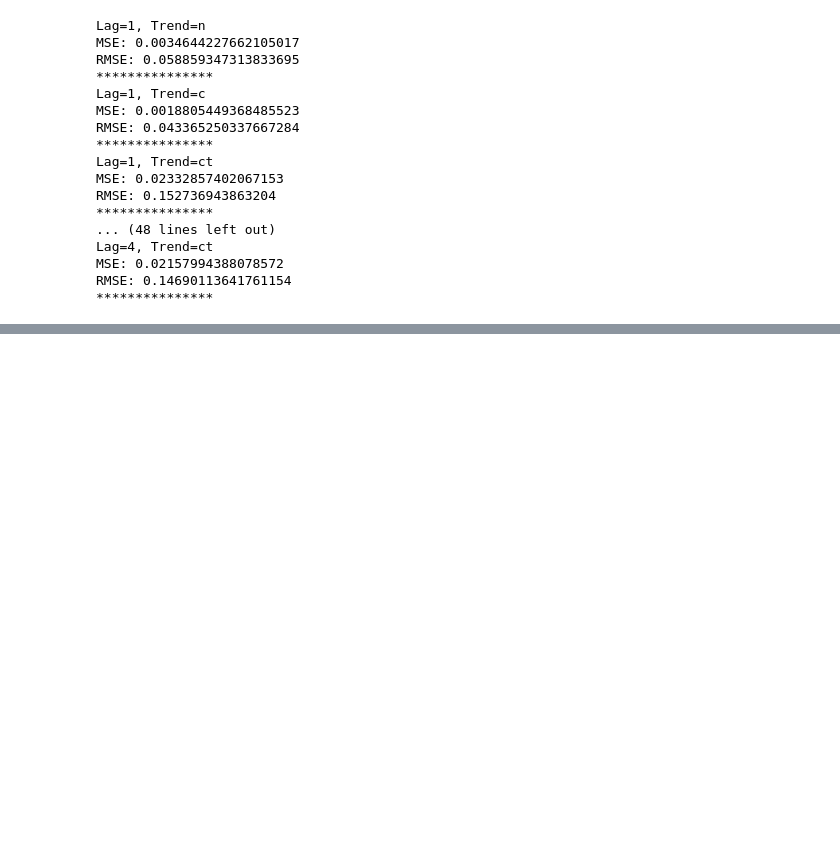
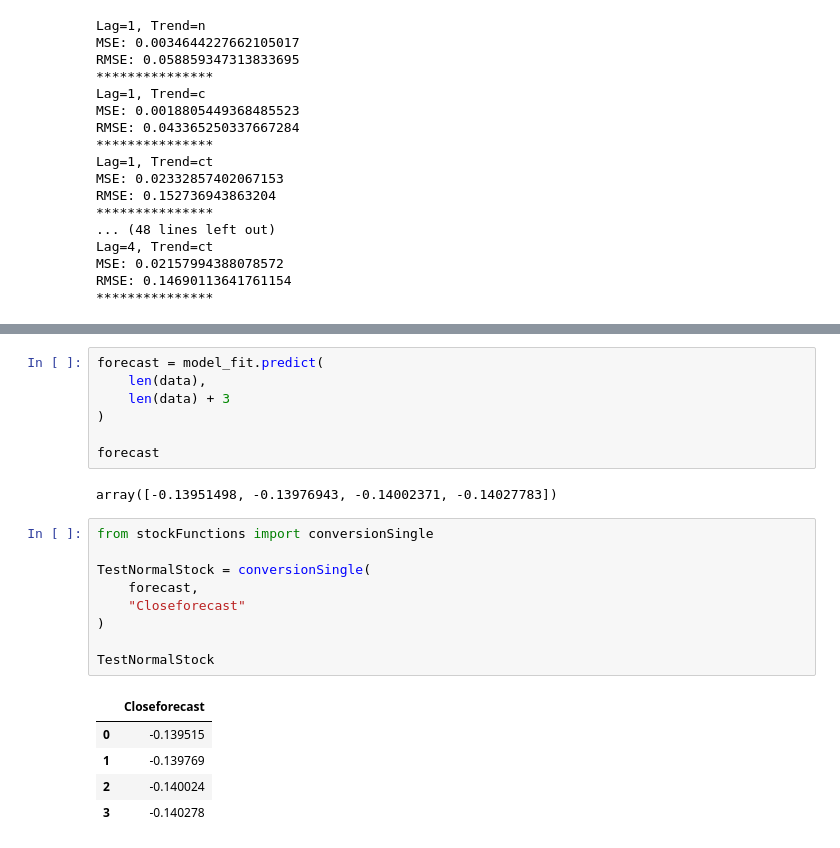
Before and after one commit to shameee09/Times-Series, a Jupyter notebook: Auto Regression.ipynb, the cells around one changed output, grey strips where cells are left out. Saved outputs shown, nothing was run; the diff lists cells and outputs as text; blank space fills up the shorter version.

```diff
--- a/Auto Regression.ipynb
+++ b/Auto Regression.ipynb
@@ -124,0 +125,24 @@ graph(
+# %%
+forecast = model_fit.predict(
+    len(data),
+    len(data) + 3
+)
+
+forecast
+# %% [output]
+array([-0.13951498, -0.13976943, -0.14002371, -0.14027783])
+# %%
+from stockFunctions import conversionSingle
+
+TestNormalStock = conversionSingle(
+    forecast,
+    "Closeforecast"
+)
+
+TestNormalStock
+# %% [output]
+|  | Closeforecast |
+| 0 | -0.139515 |
+| 1 | -0.139769 |
+| 2 | -0.140024 |
+| 3 | -0.140278 |
```
Also changed, not shown: parts of 7 cells of this notebook, 1 other file.
